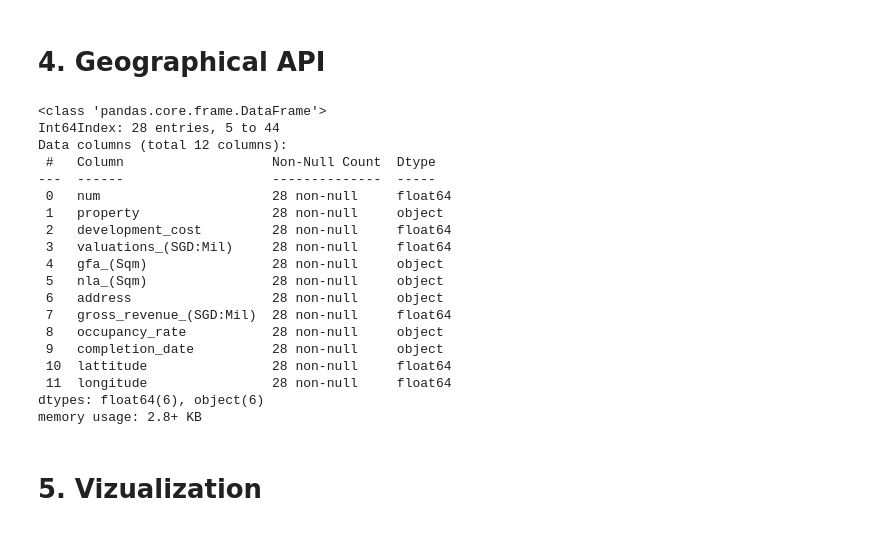
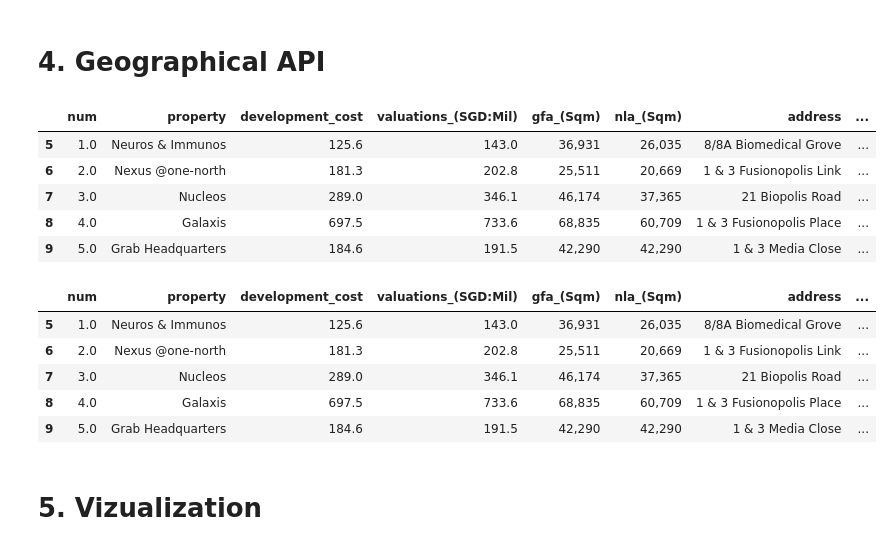
Before and after one commit to marmal88/Reits-Analytics, a Jupyter notebook: src/test.ipynb, the cells around one changed output. Drawn from its saved outputs; the diff is of its cells as text; code cells hidden in the pictures.

```diff
--- a/src/test.ipynb
+++ b/src/test.ipynb
@@ -142,8 +142,12 @@ class google_api:
         return None
 
     def custom_query(self, query, country):
-        if query == "1, 3 & 5 Changi Business Park Crescent":
-            query = "3 Changi Business Park Crescent"
+        loc_dict = {"1, 3 & 5 Changi Business Park Crescent": "3 Changi Business Park Crescent",
+                    "77 & 79 Science Park Drive": "77 Science Park Drive",
+                    "41, 45 & 51 Science Park Road": "51 Science Park Road",
+                    "12, 14 & 16 Science Park Drive": "16 Science Park Drive"}
+        if query in loc_dict:
+            query = loc_dict.get(query)
         query = query+f", {country}"
         query = query.replace(" ", "%20")
 
@@ -158,6 +162,15 @@ df["lattitude"] = df["lat_lng"].apply(lambda x: x[0])
 df["longitude"] = df["lat_lng"].apply(lambda x: x[1])
 
 df.drop(columns=["address_cord", "property_cord", "lat_lng"], inplace=True)
+# %%
+df.head()
+# %% [output]
+|  | num | property | development_cost | valuations_(SGD:Mil) | gfa_(Sqm) | nla_(Sqm) | address | ... |
+| 5 | 1.0 | Neuros & Immunos | 125.6 | 143.0 | 36,931 | 26,035 | 8/8A Biomedical Grove | ... |
+| 6 | 2.0 | Nexus @one-north | 181.3 | 202.8 | 25,511 | 20,669 | 1 & 3 Fusionopolis Link | ... |
+| 7 | 3.0 | Nucleos | 289.0 | 346.1 | 46,174 | 37,365 | 21 Biopolis Road | ... |
+| 8 | 4.0 | Galaxis | 697.5 | 733.6 | 68,835 | 60,709 | 1 & 3 Fusionopolis Place | ... |
+| 9 | 5.0 | Grab Headquarters | 184.6 | 191.5 | 42,290 | 42,290 | 1 & 3 Media Close | ... |
 # %%
 floattypes = ["development_cost", "valuations_(SGD:Mil)", "gross_revenue_(SGD:Mil)"]
 
@@ -169,28 +182,15 @@ def to_numeric(number):
 
 for each in floattypes:
     df[each] = df[each].apply(lambda x: to_numeric(x))
-# %%
-df.info()
-# %% [output]
-<class 'pandas.core.frame.DataFrame'>
-Int64Index: 28 entries, 5 to 44
-Data columns (total 12 columns):
- #   Column                   Non-Null Count  Dtype
----  ------                   --------------  -----
- 0   num                      28 non-null     float64
- 1   property                 28 non-null     object
- 2   development_cost         28 non-null     float64
- 3   valuations_(SGD:Mil)     28 non-null     float64
- 4   gfa_(Sqm)                28 non-null     object
- 5   nla_(Sqm)                28 non-null     object
- 6   address                  28 non-null     object
- 7   gross_revenue_(SGD:Mil)  28 non-null     float64
- 8   occupancy_rate           28 non-null     object
- 9   completion_date          28 non-null     object
- 10  lattitude                28 non-null     float64
- 11  longitude                28 non-null     float64
-dtypes: float64(6), object(6)
-memory usage: 2.8+ KB
+# %%
+df.head(5)
+# %% [output]
+|  | num | property | development_cost | valuations_(SGD:Mil) | gfa_(Sqm) | nla_(Sqm) | address | ... |
+| 5 | 1.0 | Neuros & Immunos | 125.6 | 143.0 | 36,931 | 26,035 | 8/8A Biomedical Grove | ... |
+| 6 | 2.0 | Nexus @one-north | 181.3 | 202.8 | 25,511 | 20,669 | 1 & 3 Fusionopolis Link | ... |
+| 7 | 3.0 | Nucleos | 289.0 | 346.1 | 46,174 | 37,365 | 21 Biopolis Road | ... |
+| 8 | 4.0 | Galaxis | 697.5 | 733.6 | 68,835 | 60,709 | 1 & 3 Fusionopolis Place | ... |
+| 9 | 5.0 | Grab Headquarters | 184.6 | 191.5 | 42,290 | 42,290 | 1 & 3 Media Close | ... |
 # %% [markdown]
 # 5. Vizualization
 # %%
```
Also changed, not shown: parts of 3 cells of this notebook, 4 other files.
